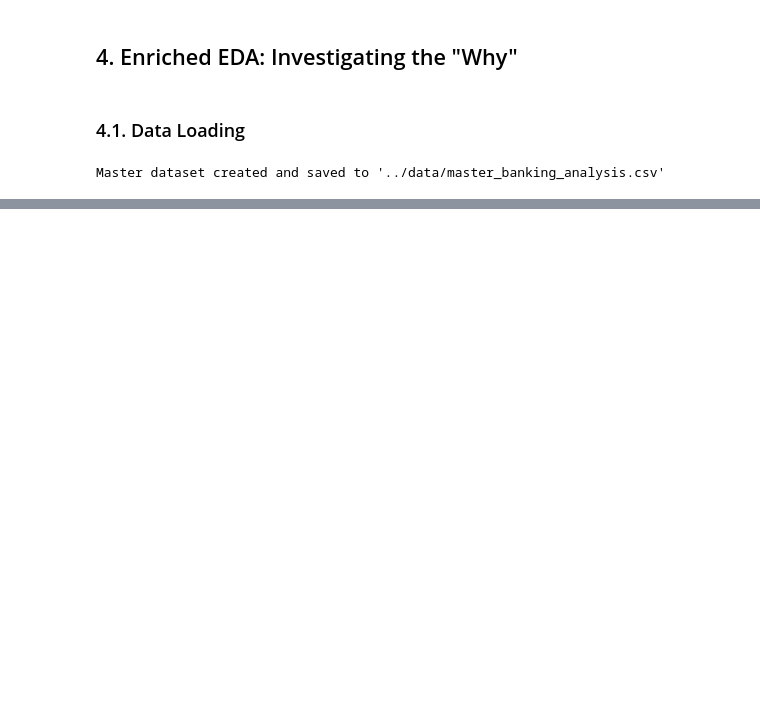
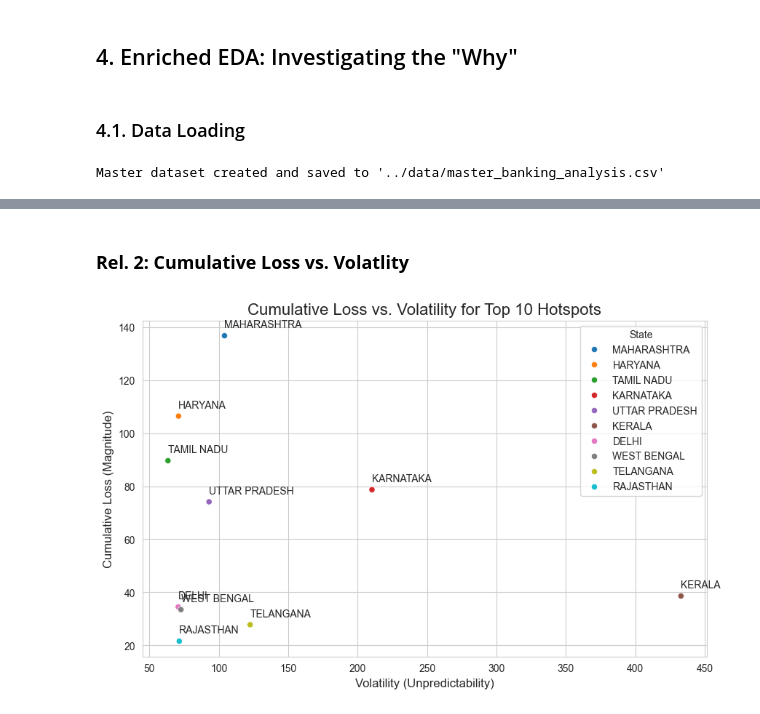
Before and after one commit to Krist-ine/banking_loss_analysis, a Jupyter notebook: notebooks/04_enriched_EDA.ipynb, the cells around one changed output, grey strips where cells are left out. Cells and saved outputs as stored; diff of their text form; code cells hidden in the pictures; blank space fills up the shorter version.

```diff
--- a/notebooks/04_enriched_EDA.ipynb
+++ b/notebooks/04_enriched_EDA.ipynb
@@ -49,0 +171,17 @@ memory usage: 6.7+ KB
+# %% [markdown]
+### **Rel. 2: Cumulative Loss vs. Volatlity**
+# %%
+plt.figure(figsize=(10, 6))
+
+sns.scatterplot(data=top_10_states, x='Volatility', y='Cumulative_Loss', hue='State', s=35)
+
+for i, row in top_10_states.iterrows():
+    plt.text(row['Volatility'], row['Cumulative_Loss'] + 3, row['State'])
+
+plt.title('Cumulative Loss vs. Volatility for Top 10 Hotspots', fontsize=16)
+plt.xlabel('Volatility (Unpredictability)', fontsize=12)
+plt.ylabel('Cumulative Loss (Magnitude)', fontsize=12)
+plt.grid(True)
+plt.show()
+# %% [output]
+[figure, added]
```
Also changed, not shown: parts of 34 cells of this notebook.
